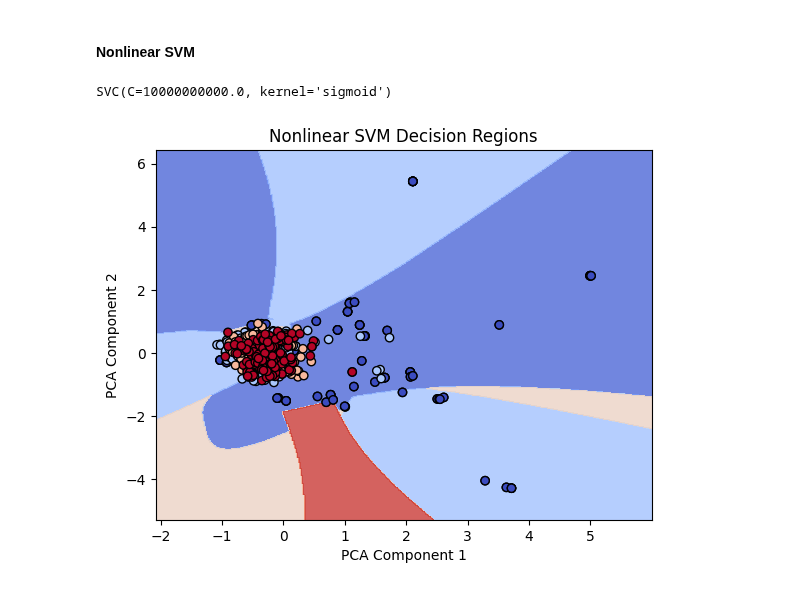
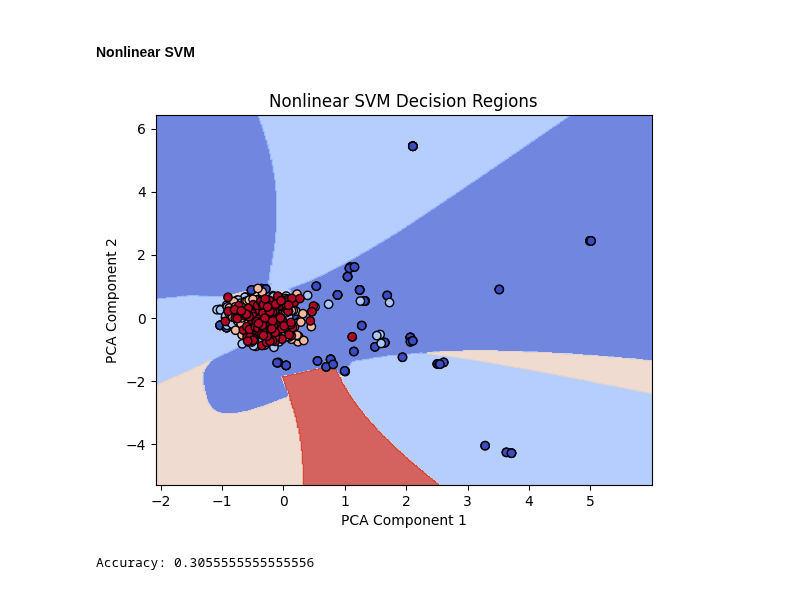
Before and after one commit to zacharyzimm/mids-281-final-project, a Jupyter notebook: SVM.ipynb, the cells around one changed output. Drawn from its saved outputs; the diff is of its cells as text; code cells hidden in the pictures.

```diff
--- a/SVM.ipynb
+++ b/SVM.ipynb
@@ -156,8 +159,3 @@ def linear_svm(X_train, y_train, X_val=None, y_val=None):
 linear_svm(X_combined_pca, train_labels)
 # %% [markdown]
 #### Nonlinear SVM
-# %%
-clf = SVC(C=1e10, kernel="sigmoid")
-clf.fit(X_combined_pca, train_labels)
-# %% [output]
-SVC(C=10000000000.0, kernel='sigmoid')
@@ -172,16 +162,34 @@ xx, yy = np.meshgrid(np.arange(x_min, x_max, h), np.arange(y_min, y_max, h))
 # %%
-# Obtain the predicted class labels for each point in the mesh grid
-Z = clf.predict(np.c_[xx.ravel(), yy.ravel()])
-Z = Z.reshape(xx.shape)
-# Plot the decision regions
-plt.contourf(xx, yy, Z, cmap=plt.cm.coolwarm, alpha=0.8)
+def nonlinear_svm(X_train, y_train, X_val, y_val):
+    clf = SVC(C=1e10, kernel="sigmoid")
+    clf.fit(X_train, y_train)
 
-# Plot the data points
-plt.scatter(X[:, 0], X[:, 1], c=y, cmap=plt.cm.coolwarm, edgecolors='k')
+    # Create a mesh grid to plot decision regions
+    h = .02  # Step size in the mesh
+    x_min, x_max = X_train[:, 0].min() - 1, X_train[:, 0].max() + 1
+    y_min, y_max = X_train[:, 1].min() - 1, X_train[:, 1].max() + 1
+    xx, yy = np.meshgrid(np.arange(x_min, x_max, h), np.arange(y_min, y_max, h))
 
-plt.xlabel('PCA Component 1')
-plt.ylabel('PCA Component 2')
-plt.title('Nonlinear SVM Decision Regions')
-plt.show()
+    # Obtain the predicted class labels for each point in the mesh grid
+    Z = clf.predict(np.c_[xx.ravel(), yy.ravel()])
+    Z = Z.reshape(xx.shape)
+    # Plot the decision regions
+    plt.contourf(xx, yy, Z, cmap=plt.cm.coolwarm, alpha=0.8)
+
+    # Plot the data points
+    plt.scatter(X[:, 0], X[:, 1], c=y_train, cmap=plt.cm.coolwarm, edgecolors='k')
+
+    plt.xlabel('PCA Component 1')
+    plt.ylabel('PCA Component 2')
+    plt.title('Nonlinear SVM Decision Regions')
+    plt.show()
+
+    y_pred = clf.predict(X_val)
+
+    accuracy = accuracy_score(y_val, y_pred)
+    print("Accuracy:", accuracy)
-# %% [output]
-[figure, removed]
+# %%
+nonlinear_svm(X_combined_pca, train_labels, X_combined_val_pca, valid_labels)
+# %% [output]
+[figure, added]
+Accuracy: 0.3055555555555556
```
Also changed, not shown: parts of 2 cells of this notebook, 1 other file.
